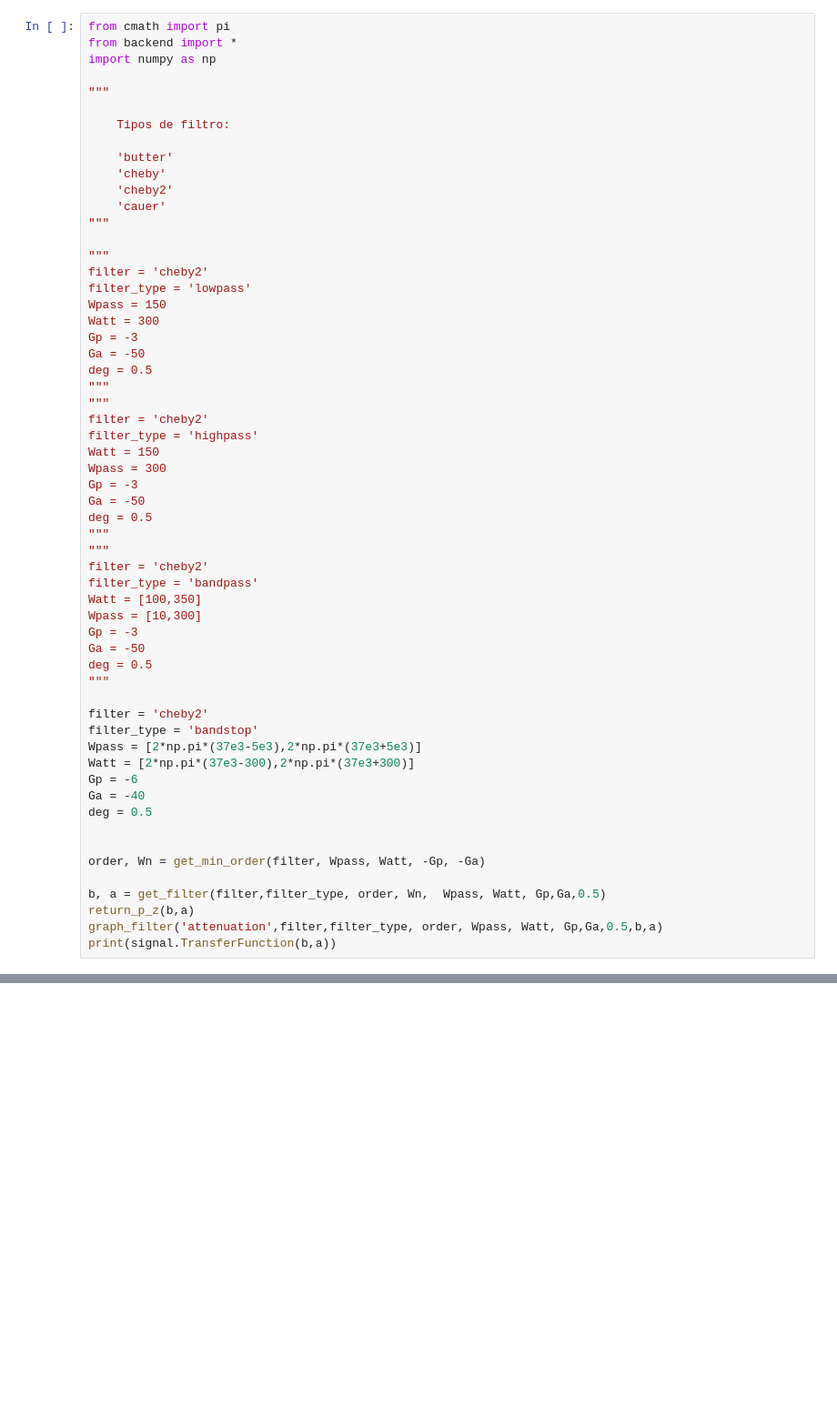
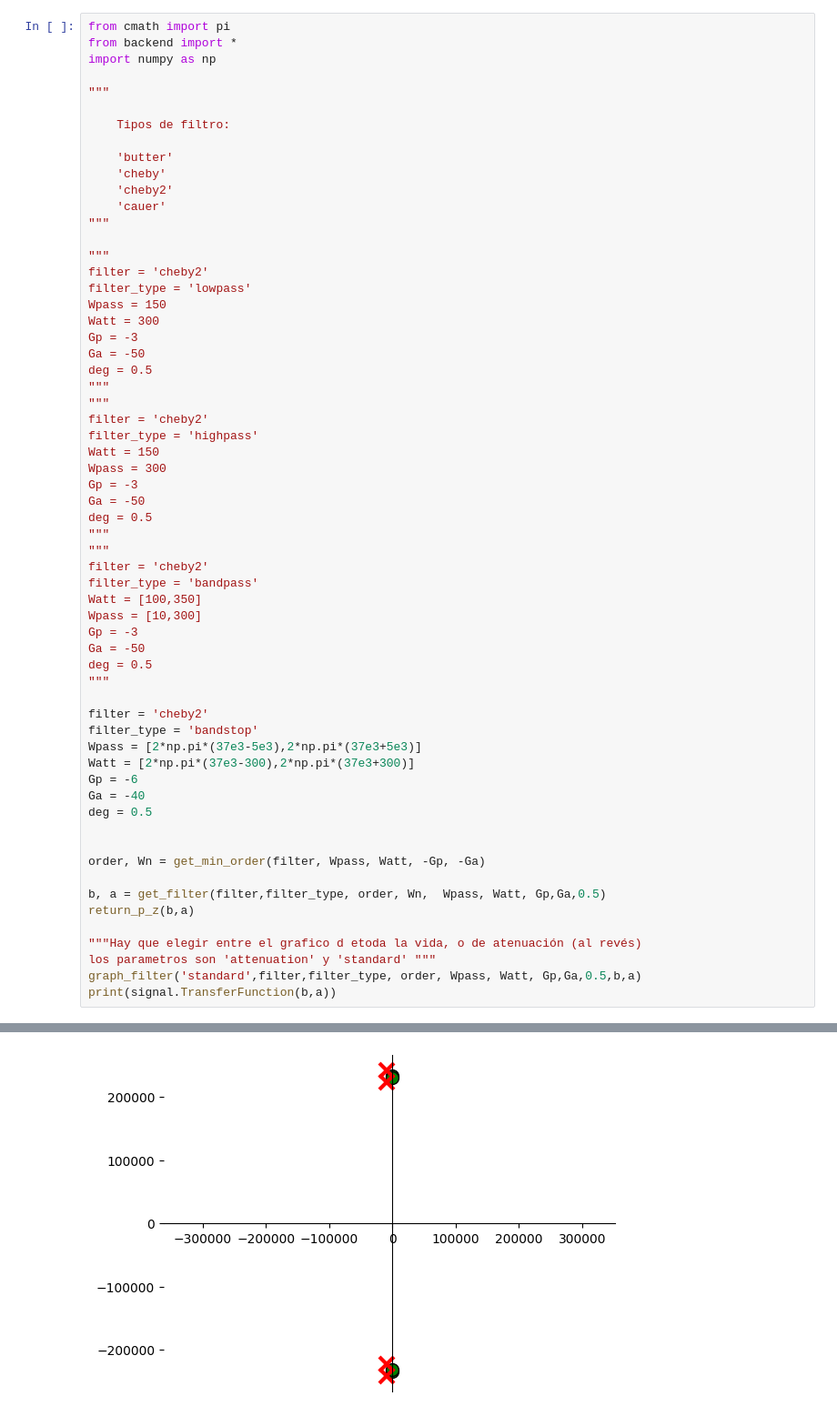
Before and after one commit to JBatRey/FilterTool, a Jupyter notebook: test_notebook.ipynb, the cells around one changed output, grey strips where cells are left out. Shown at 91% size. Drawn from its saved outputs; the diff is of its cells as text; blank space fills up the shorter version.

```diff
--- a/test_notebook.ipynb
+++ b/test_notebook.ipynb
@@ -54,6 +54,9 @@ order, Wn = get_min_order(filter, Wpass, Watt, -Gp, -Ga)
 
 b, a = get_filter(filter,filter_type, order, Wn,  Wpass, Watt, Gp,Ga,0.5)
 return_p_z(b,a)
-graph_filter('attenuation',filter,filter_type, order, Wpass, Watt, Gp,Ga,0.5,b,a)
+
+"""Hay que elegir entre el grafico d etoda la vida, o de atenuación (al revés)
+los parametros son 'attenuation' y 'standard' """
+graph_filter('standard',filter,filter_type, order, Wpass, Watt, Gp,Ga,0.5,b,a)
 print(signal.TransferFunction(b,a))
 # %% [output]
@@ -60,0 +67 @@ TypeError: unsupported operand type(s) for *: 'int' and 'module'
+[figure, added]
```
Also changed, not shown: parts of 1 cell of this notebook.
